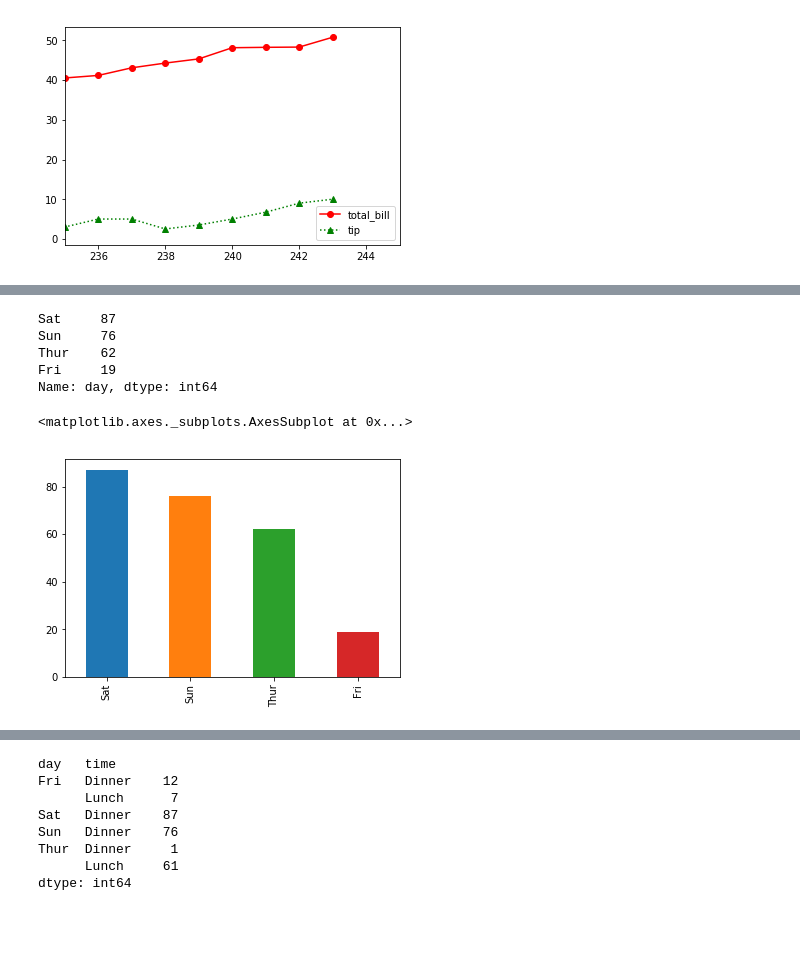
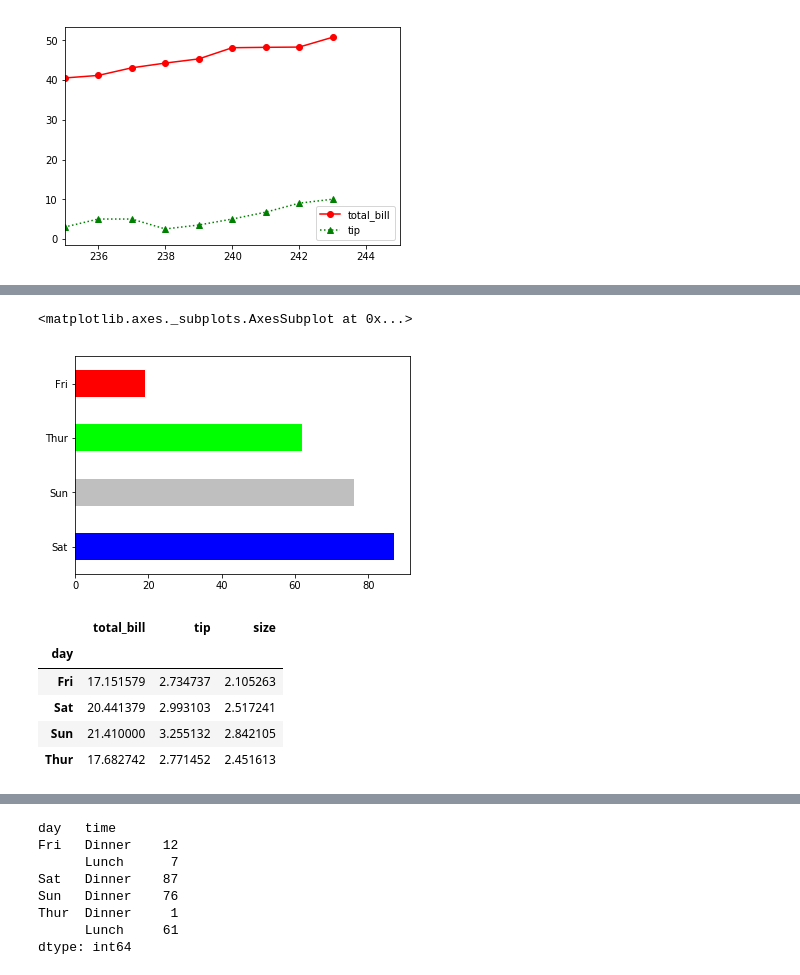
Before and after one commit to base0/Data-Science-with-Python, a Jupyter notebook: 3 matplotlib.ipynb, the cells around one changed output, grey strips where cells are left out. Drawn from its saved outputs; the diff is of its cells as text; code cells hidden in the pictures; blank space fills up the shorter version.

```diff
--- a/3 matplotlib.ipynb
+++ b/3 matplotlib.ipynb
@@ -77,13 +96,14 @@ ttdf.plot(use_index=False, xlim=(235, 245), style=['ro-', 'g^:'])
+# %%
+day_count.plot.barh(color=['b', '0.75', '#00ff00', 'r'])
+# %% [output]
+<matplotlib.axes._subplots.AxesSubplot at 0x...>
+[figure, added]
 # %%
-df['day'].value_counts()
+df.groupby('day').mean()
 # %% [output]
-Sat     87
-Sun     76
-Thur    62
-Fri     19
-Name: day, dtype: int64
+|  | total_bill | tip | size |
+| day |  |  |  |
+| Fri | 17.151579 | 2.734737 | 2.105263 |
+| Sat | 20.441379 | 2.993103 | 2.517241 |
+| Sun | 21.410000 | 3.255132 | 2.842105 |
+| Thur | 17.682742 | 2.771452 | 2.451613 |
-# %%
-_.plot.bar()
-# %% [output]
-<matplotlib.axes._subplots.AxesSubplot at 0x...>
-[figure, removed]
```
Also changed, not shown: parts of 5 cells of this notebook.
